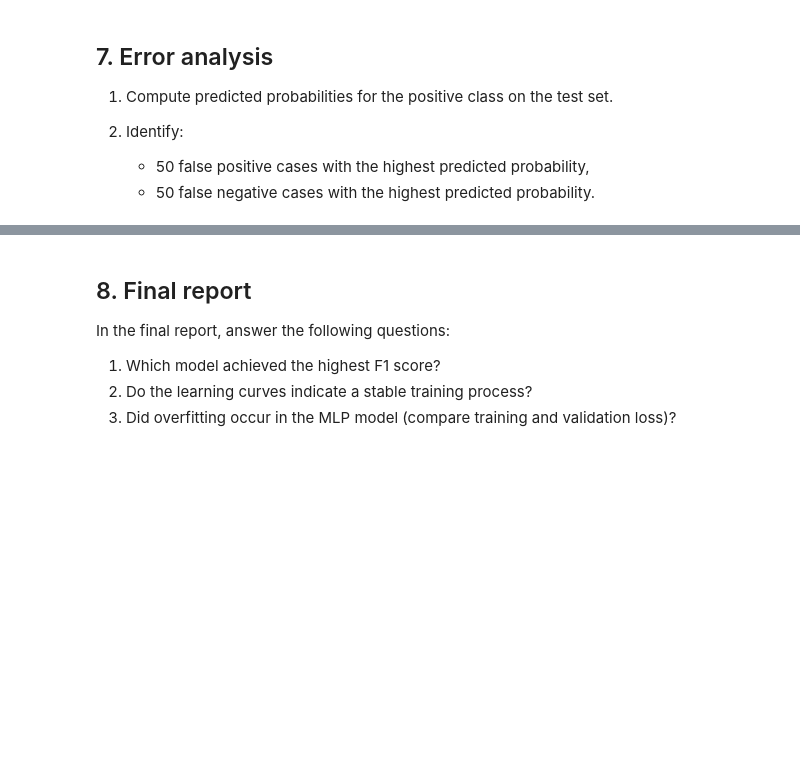
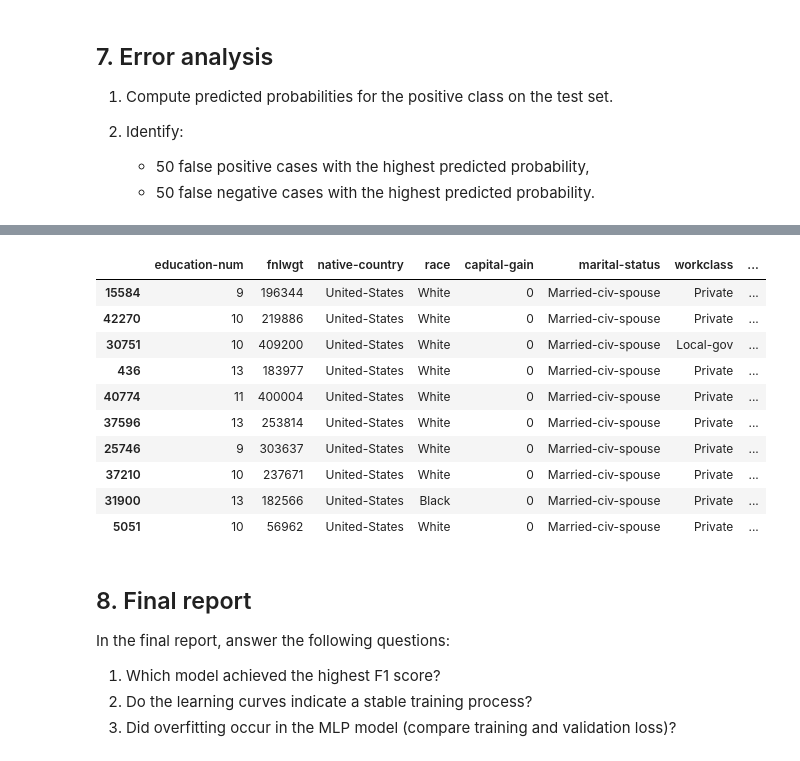
Before and after one commit to PiotrStachowicz/Advanced-Data-Mining, a Jupyter notebook: list1/List 01.ipynb, the cells around one changed output, grey strips where cells are left out. Cells and saved outputs as stored; diff of their text form; code cells hidden in the pictures; blank space fills up the shorter version.

```diff
--- a/list1/List 01.ipynb
+++ b/list1/List 01.ipynb
@@ -722,3 +736,17 @@ ValueError: The truth value of an array with more than one element is ambiguous.
+# %%
+fn_df.nlargest(50, 'probs').head(10)
+# %% [output]
+|  | education-num | fnlwgt | native-country | race | capital-gain | marital-status | workclass | ... |
+| 15584 | 9 | 196344 | United-States | White | 0 | Married-civ-spouse | Private | ... |
+| 42270 | 10 | 219886 | United-States | White | 0 | Married-civ-spouse | Private | ... |
+| 30751 | 10 | 409200 | United-States | White | 0 | Married-civ-spouse | Local-gov | ... |
+| 436 | 13 | 183977 | United-States | White | 0 | Married-civ-spouse | Private | ... |
+| 40774 | 11 | 400004 | United-States | White | 0 | Married-civ-spouse | Private | ... |
+| 37596 | 13 | 253814 | United-States | White | 0 | Married-civ-spouse | Private | ... |
+| 25746 | 9 | 303637 | United-States | White | 0 | Married-civ-spouse | Private | ... |
+| 37210 | 10 | 237671 | United-States | White | 0 | Married-civ-spouse | Private | ... |
+| 31900 | 13 | 182566 | United-States | Black | 0 | Married-civ-spouse | Private | ... |
+| 5051 | 10 | 56962 | United-States | White | 0 | Married-civ-spouse | Private | ... |
 # %% [markdown]
 ## 8. Final report
 
```
Also changed, not shown: parts of 10 cells of this notebook.
